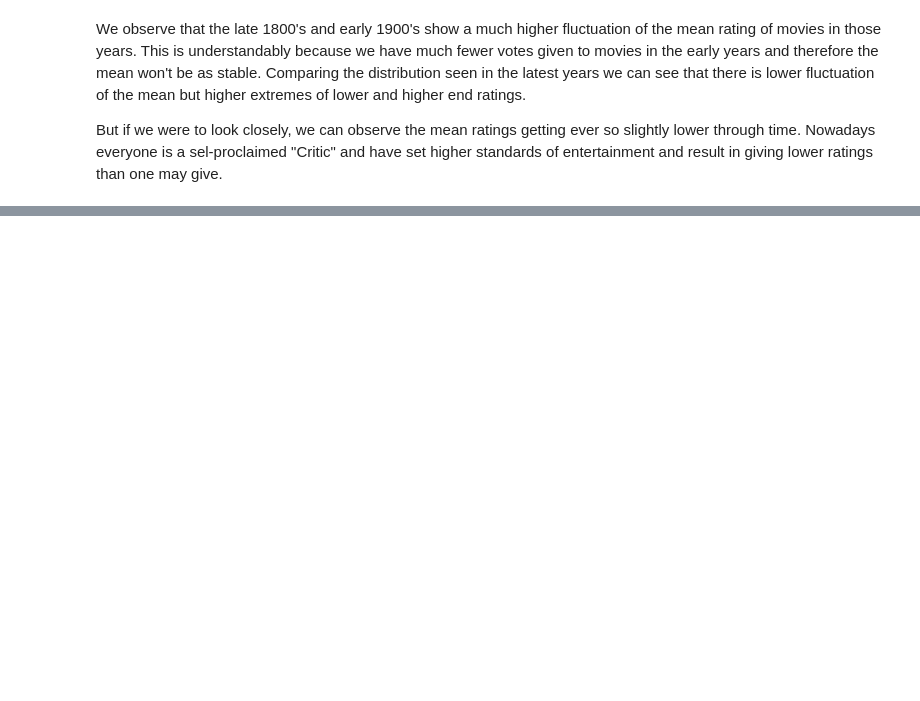
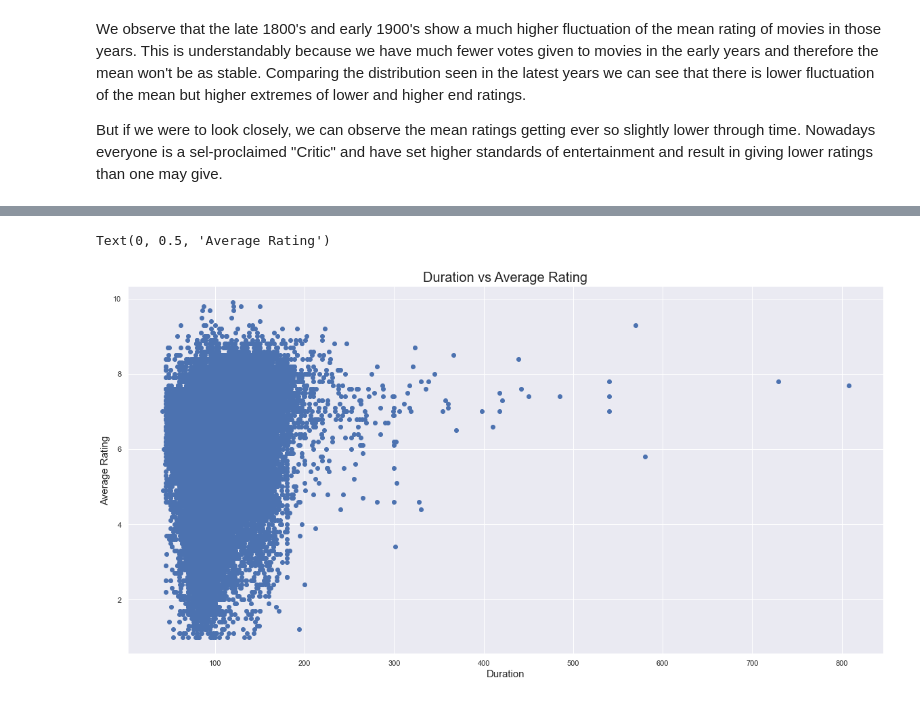
Before and after one commit to Shaheerairaj/IMDB-Movies-Recommendation, a Jupyter notebook: Project.ipynb, the cells around one changed output, grey strips where cells are left out. Saved outputs shown, nothing was run; the diff lists cells and outputs as text; code cells hidden in the pictures; blank space fills up the shorter version.

```diff
--- a/Project.ipynb
+++ b/Project.ipynb
@@ -433,0 +425,14 @@ But if we were to look closely, we can observe the mean ratings getting ever so
+# %%
+plt.figure(figsize=plots['figuresize'])
+plt.scatter('duration','avg_vote', data=movies)
+plt.title('Duration vs Average Rating', fontdict=plots['fonttitle'])
+plt.xlabel('Duration', fontdict=plots['fontlabel'])
+plt.ylabel('Average Rating', fontdict=plots['fontlabel'])
+
+#fig = ratings.scatter(df, x="duration", y="weighted_average_vote")
+#fig.update_layout(title={'text': f"Duration vs Average Rating", 'x': 0.5,
+#                             'xanchor': 'center', 'font': {'size': 20}})
+#fig.show()
+# %% [output]
+Text(0, 0.5, 'Average Rating')
+[figure, added]
```
Also changed, not shown: parts of 19 cells of this notebook.
